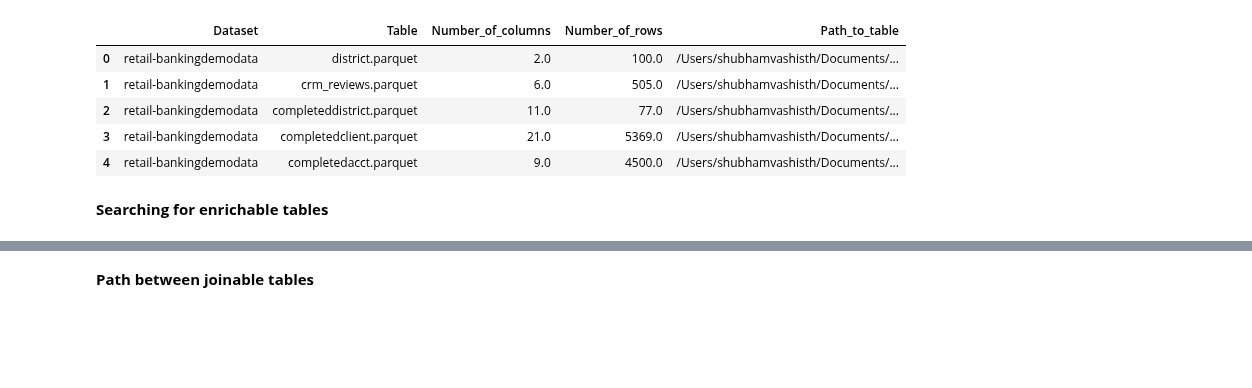
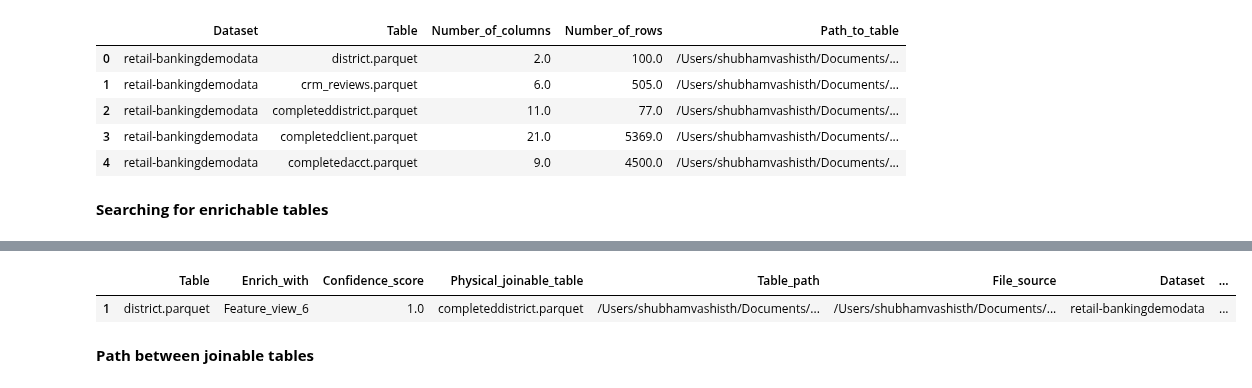
Before and after one commit to CoDS-GCS/KGFarm, a Jupyter notebook: KGFarm_notebook.ipynb, the cells around one changed output, grey strips where cells are left out. Cells and saved outputs as stored; diff of their text form; code cells hidden in the pictures; blank space fills up the shorter version.

```diff
--- a/KGFarm_notebook.ipynb
+++ b/KGFarm_notebook.ipynb
@@ -147,6 +147,11 @@ enrichment_info
 | 6 | client.parquet | Feature_view_13 | 1.000 | month_summary.parquet | /Users/shubhamvashisth/Documents/... | /Users/shubhamvashisth/Documents/... | retail-bankingdemodata | ... |
 | 7 | account.parquet | Feature_view_3 | 1.000 | completedacct.parquet | /Users/shubhamvashisth/Documents/... | /Users/shubhamvashisth/Documents/... | retail-bankingdemodata | ... |
 | 8 | account.parquet | Feature_view_13 | 0.766 | month_summary.parquet | /Users/shubhamvashisth/Documents/... | /Users/shubhamvashisth/Documents/... | retail-bankingdemodata | ... |
+# %%
+enrichment_info.loc[enrichment_info['Table'] == 'district.parquet']
+# %% [output]
+|  | Table | Enrich_with | Confidence_score | Physical_joinable_table | Table_path | File_source | Dataset | ... |
+| 1 | district.parquet | Feature_view_6 | 1.0 | completeddistrict.parquet | /Users/shubhamvashisth/Documents/... | /Users/shubhamvashisth/Documents/... | retail-bankingdemodata | ... |
 # %% [markdown]
 **Path between joinable tables**
 # %%
```
Also changed, not shown: parts of 9 cells of this notebook.
